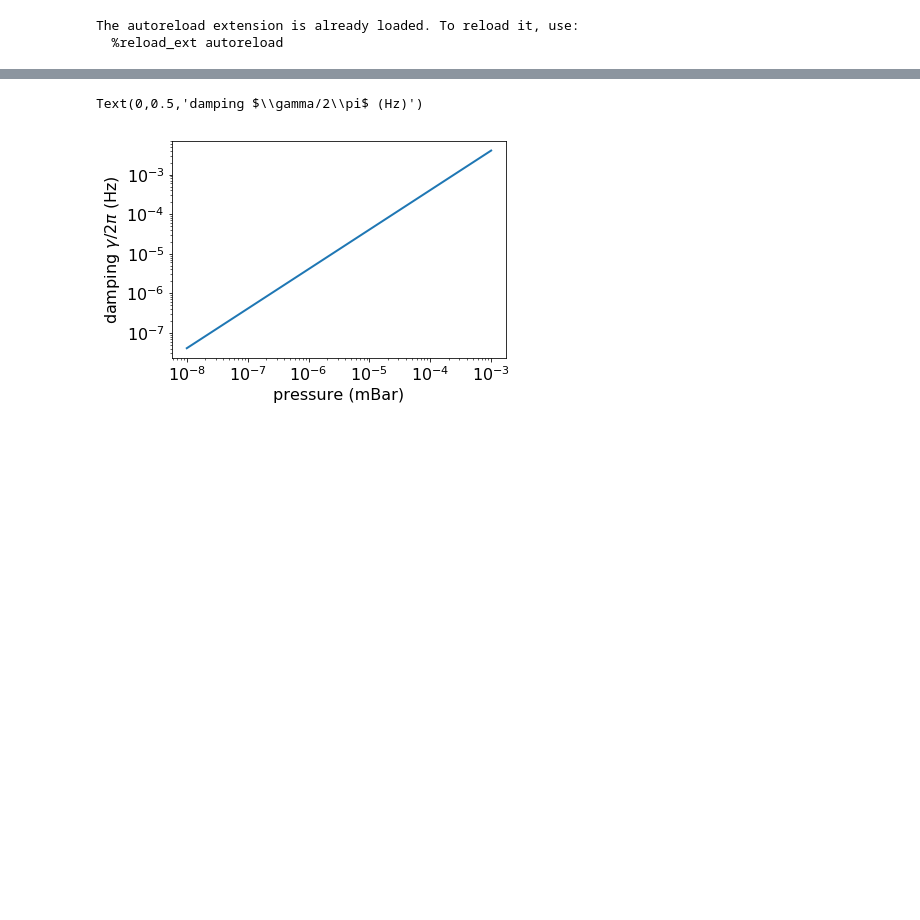
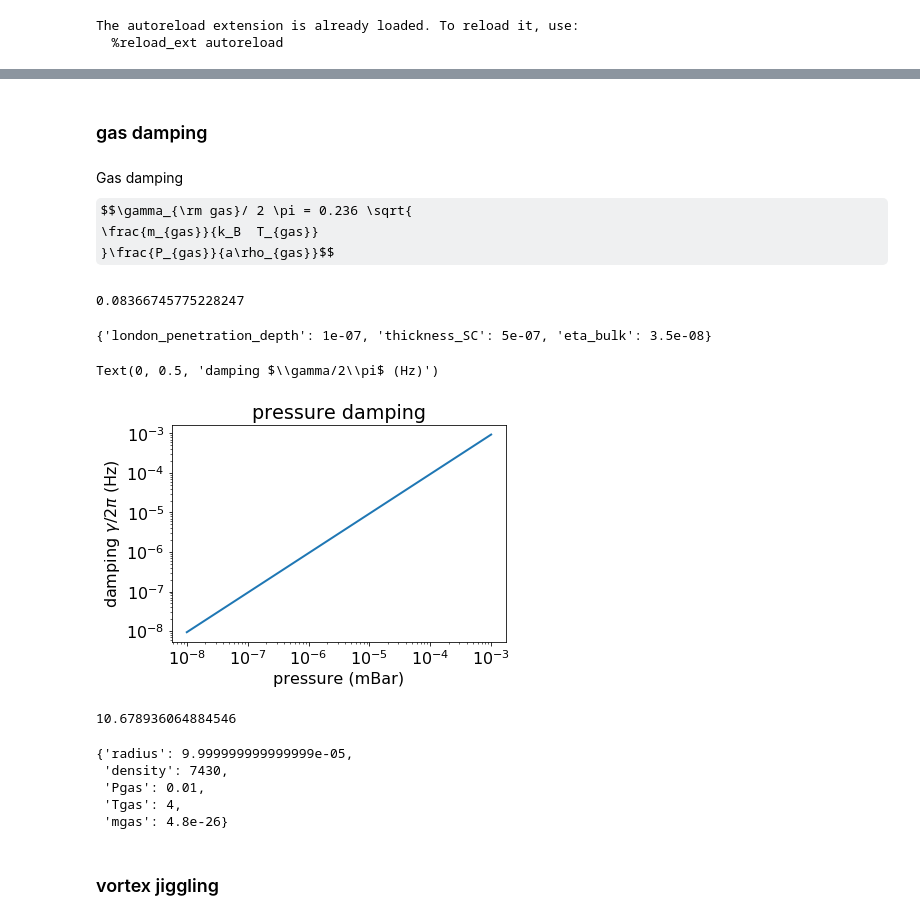
Before and after one commit to LISE-B26/frozen_dipole_model, a Jupyter notebook: notebooks/dissipation.ipynb, the cells around one changed output, grey strips where cells are left out. Saved outputs shown, nothing was run; the diff lists cells and outputs as text; code cells hidden in the pictures; some formulas as TeX source; blank space fills up the shorter version.

```diff
--- a/notebooks/dissipation.ipynb
+++ b/notebooks/dissipation.ipynb
@@ -69,0 +107,7 @@ import site; site.getsitepackages()
+# %% [markdown]
+### gas damping
+# %% [markdown]
+Gas damping
+$$\gamma_{\rm gas}/ 2 \pi = 0.236 \sqrt{
+\frac{m_{gas}}{k_B  T_{gas}}
+ }\frac{P_{gas}}{a\rho_{gas}}$$
@@ -70,10 +122,41 @@ import site; site.getsitepackages()
+# %%
+0.23*np.sqrt(4e-26/1.38e-23)/(7400*20e-6)
+# %% [output]
+0.08366745775228247
+# %%
+params
+# %% [output]
+{'london_penetration_depth': 1e-07, 'thickness_SC': 5e-07, 'eta_bulk': 3.5e-08}
 # %%
 pressure = np.logspace(-8, -3,30)
-
-plt.loglog(pressure, dissipation.gas_damping(Pgas = dissipation.millibar_to_pascals(pressure))/(2*np.pi))
+pressure_Pa = dissipation.millibar_to_pascals(pressure)
+params = get_parameters(physical_parameters, selector = 'gas')
+params['Pgas']= pressure_Pa
+plt.loglog(pressure, dissipation.gas_damping(**params)/(2*np.pi))
 
 plt.xlabel('pressure (mBar)')
+plt.title('pressure damping')
 plt.ylabel('damping $\gamma/2\pi$ (Hz)')
 # %% [output]
-Text(0,0.5,'damping $\\gamma/2\\pi$ (Hz)')
+Text(0, 0.5, 'damping $\\gamma/2\\pi$ (Hz)')
-[figure, old version]
+[figure, new version]
+# %%
+pressure = 1e-4
+pressure_Pa = dissipation.millibar_to_pascals(pressure)
+params['Pgas']= pressure_Pa
+gamma = dissipation.gas_damping(**params)
+
+Q = 2*np.pi*1e3/gamma
+Q*1e-6
+# %% [output]
+10.678936064884546
+# %%
+params
+# %% [output]
+{'radius': 9.999999999999999e-05,
+ 'density': 7430,
+ 'Pgas': 0.01,
+ 'Tgas': 4,
+ 'mgas': 4.8e-26}
+# %% [markdown]
+### vortex jiggling
```
Also changed, not shown: parts of 65 cells of this notebook, 3 other files.
